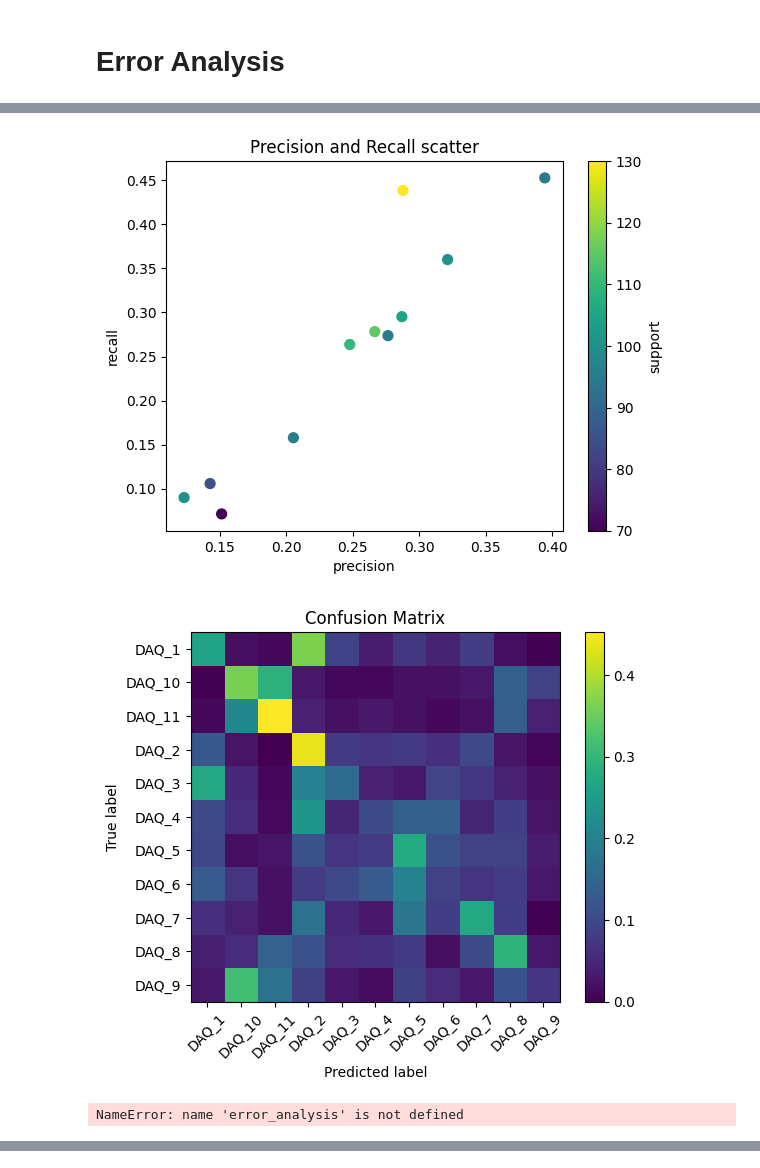
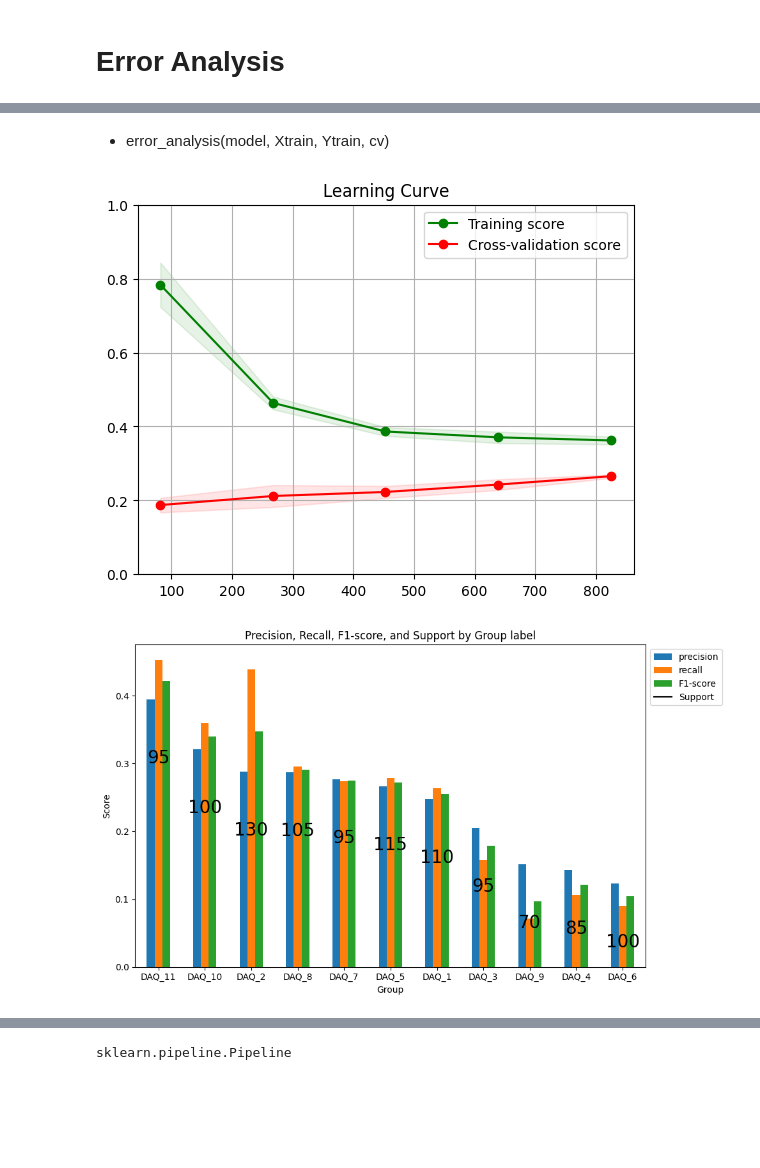
Before and after one commit to ItsKhaled/ML_Challenge, a Jupyter notebook: code/Notebook_Khaled.ipynb, the cells around one changed output, grey strips where cells are left out. Drawn from its saved outputs; the diff is of its cells as text; code cells hidden in the pictures; blank space fills up the shorter version.

Commit message:
Error analysis function now in functions.py

```diff
--- a/code/Notebook_Khaled.ipynb
+++ b/code/Notebook_Khaled.ipynb
@@ -341,18 +247,8 @@ validation_results.plot.scatter(x='precision', y='recall', c='support', colormap
-# %%
-validation_results.plot.scatter(x='precision', y='recall', c='support', colormap='viridis', s=50)
-
-plt.title('Precision and Recall scatter')
-plt.show()
-# %% [output]
-[figure, removed]
-# %%
-ConfusionMatrixDisplay.from_predictions(Ytrain, y_val, include_values=False,normalize='true', xticks_rotation=45)
-
-plt.title('Confusion Matrix')
-plt.show()
-# %% [output]
-[figure, removed]
-# %%
-error_analysis()
-# %% [output]
-NameError: name 'error_analysis' is not defined
+# %% [markdown]
+- error_analysis(model, Xtrain, Ytrain, cv)
+# %%
+model = gridsearch.best_estimator_
+error_analysis(model, Xtrain, Ytrain, cv)
+# %% [output]
+[figure, added]
+[figure, added]
@@ -358,0 +257,4 @@ NameError: name 'error_analysis' is not defined
+# %%
+type(model)
+# %% [output]
+sklearn.pipeline.Pipeline
```
Also changed, not shown: parts of 10 cells of this notebook, 1 other file.
